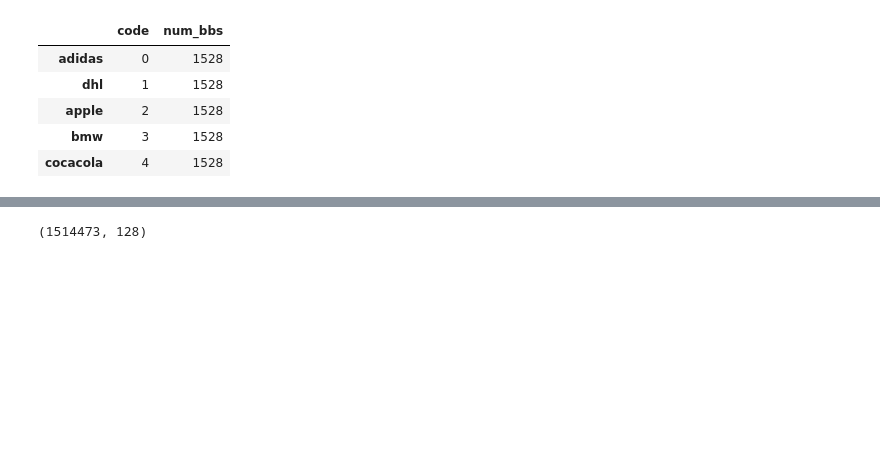
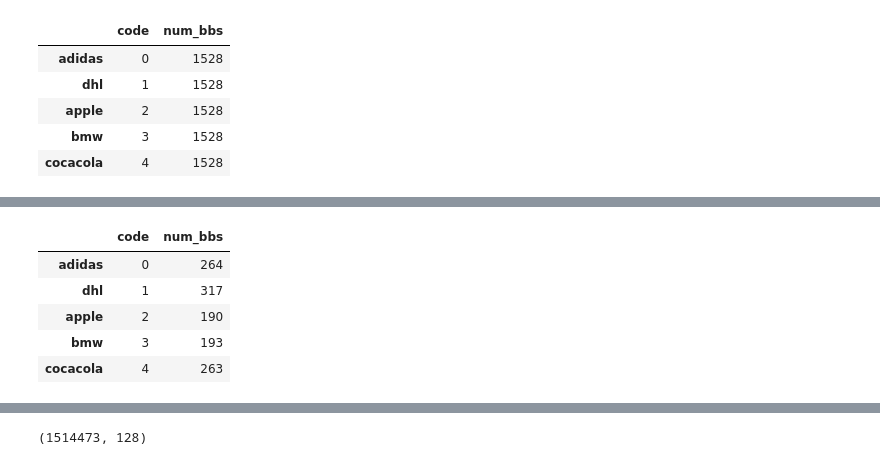
Before and after one commit to jcalz23/logo_detection_w281, a Jupyter notebook: SIFT_Histogram_Models_Full_and_BB.ipynb, the cells around one changed output, grey strips where cells are left out. Cells and saved outputs as stored; diff of their text form; code cells hidden in the pictures; blank space fills up the shorter version.

```diff
--- a/SIFT_Histogram_Models_Full_and_BB.ipynb
+++ b/SIFT_Histogram_Models_Full_and_BB.ipynb
@@ -483,0 +493,18 @@ gray_imgs = gray_imgs.T
+# %%
+# Build dataframe of validation and test images from the contrast normalized folder
+with open(base_dir +"/preproc_map_cn.json") as infile:
+    cn_imgs = json.load(infile)
+
+with open(base_dir+"/class_map_summary_cn.json") as infile:
+    cls_summary_cn = json.load(infile)
+
+cls_summary_cn = pd.DataFrame.from_dict(cls_summary_cn)
+cls_summary_cn = cls_summary_cn.T
+cls_summary_cn.head()
+# %% [output]
+|  | code | num_bbs |
+| adidas | 0 | 264 |
+| dhl | 1 | 317 |
+| apple | 2 | 190 |
+| bmw | 3 | 193 |
+| cocacola | 4 | 263 |
```
Also changed, not shown: parts of 79 cells of this notebook.
